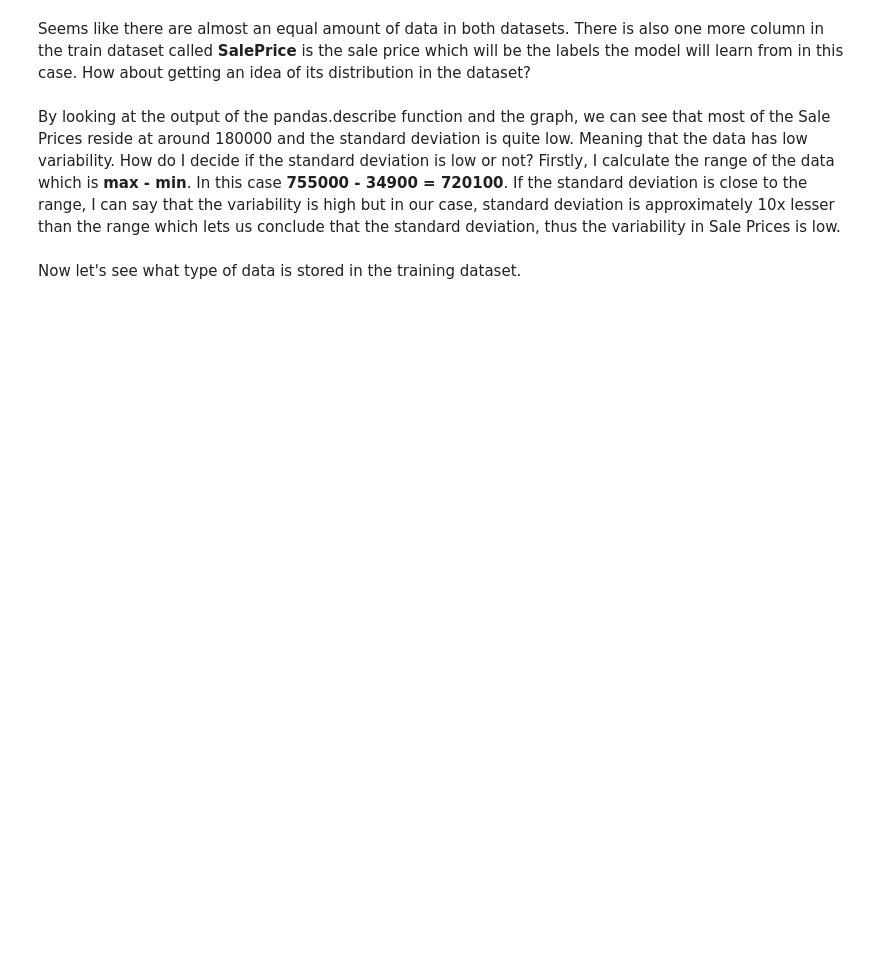
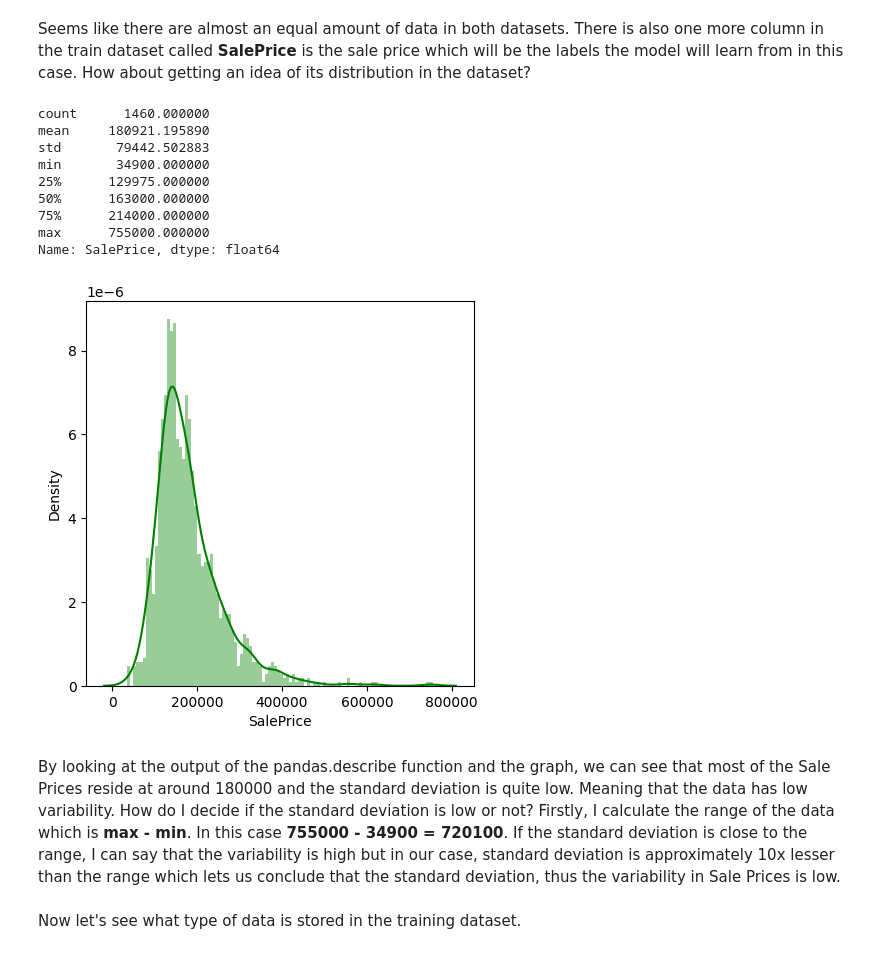
Before and after one commit to DoubleCyclone/house-price-prediction, a Jupyter notebook: notebooks/house_price_prediction.ipynb, the cells around one changed output. Saved outputs shown, nothing was run; the diff lists cells and outputs as text; code cells hidden in the pictures; blank space fills up the shorter version.

```diff
--- a/notebooks/house_price_prediction.ipynb
+++ b/notebooks/house_price_prediction.ipynb
@@ -44,10 +67,27 @@ Seems like there are almost an equal amount of data in both datasets. There is a
 # %%
 # Use the pandas.describe method to automatically generate valuable information about the dataset (only for a numerical variable in this case)
 print(data_train['SalePrice'].describe())
 
 # Plot the distribution of the SalePrice column
 plt.figure(figsize=(5, 5))
 sns.distplot(data_train['SalePrice'], color='g', bins=100, hist_kws={'alpha': 0.4});
+
+# Move the SalePrice (label)
+data_y = data_train['SalePrice']
+
+# Drop label from the DataFrame
+data_train.drop('SalePrice', axis=1, inplace=True)
+# %% [output]
+count      1460.000000
+mean     180921.195890
+std       79442.502883
+min       34900.000000
+25%      129975.000000
+50%      163000.000000
+75%      214000.000000
+max      755000.000000
+Name: SalePrice, dtype: float64
+[figure, added]
 # %% [markdown]
 By looking at the output of the pandas.describe function and the graph, we can see that most of the Sale Prices reside at around 180000 and the standard deviation is quite low. Meaning that the data has low variability. How do I decide if the standard deviation is low or not? Firstly, I calculate the range of the data which is **max - min**. In this case **755000 - 34900 = 720100**. If the standard deviation is close to the range, I can say that the variability is high but in our case, standard deviation is approximately 10x lesser than the range which lets us conclude that the standard deviation, thus the variability in Sale Prices is low. <br><br>
 Now let's see what type of data is stored in the training dataset.
```
Also changed, not shown: parts of 22 cells of this notebook.
